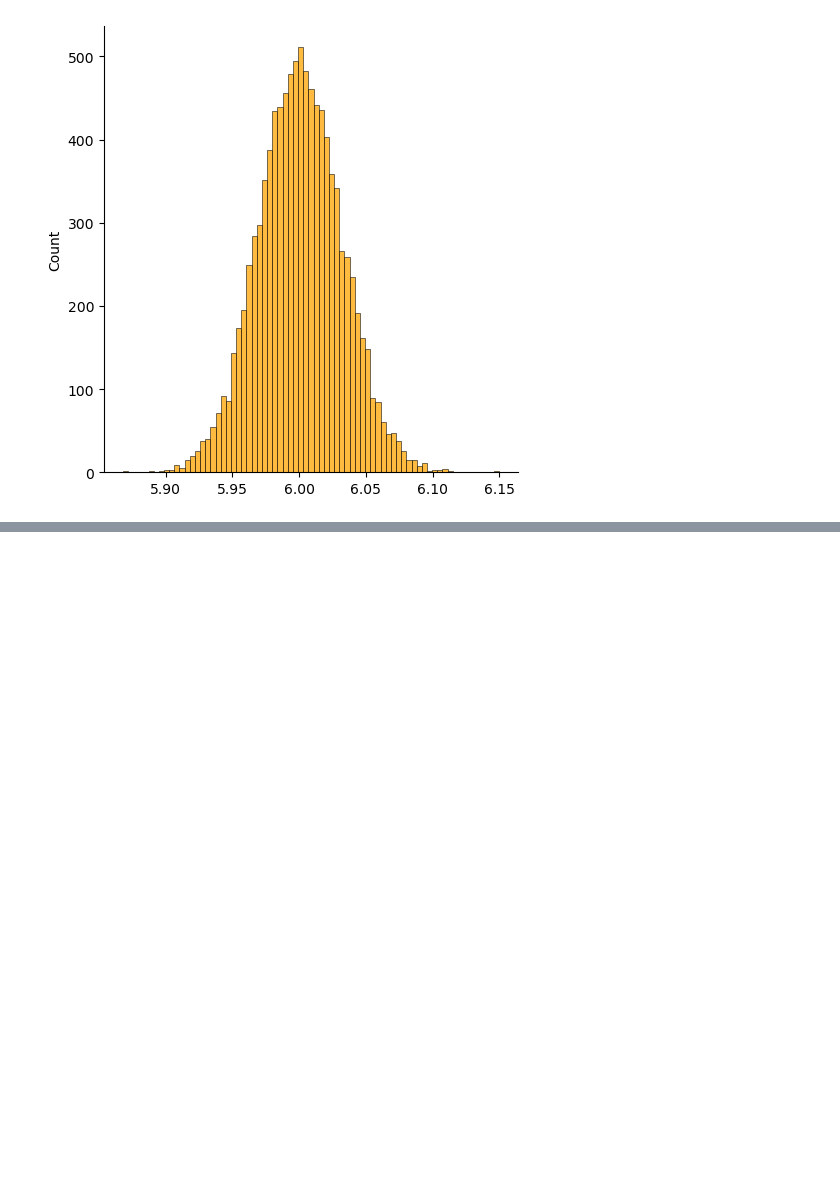
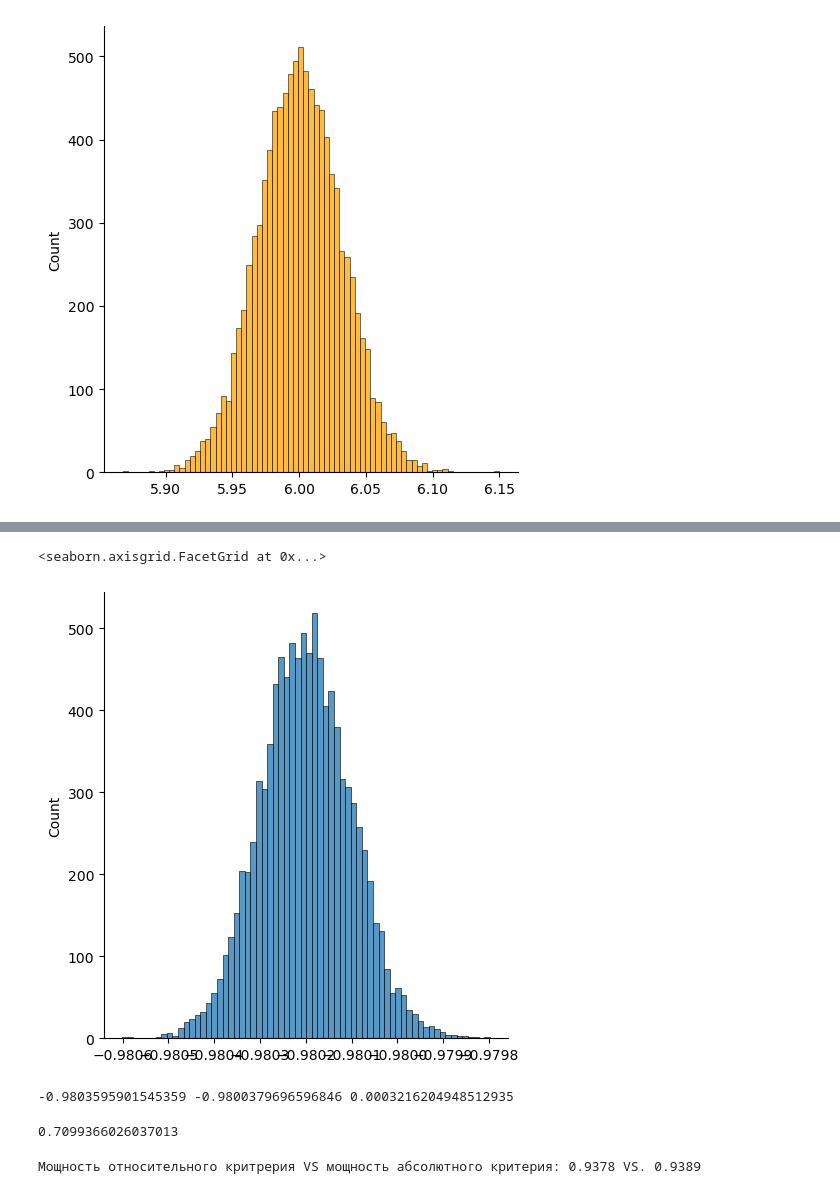
Before and after one commit to nefomichev/experiment-lab, a Jupyter notebook: ipynb/t_test/relative_ttest.ipynb, the cells around one changed output, grey strips where cells are left out. Cells and saved outputs as stored; diff of their text form; code cells hidden in the pictures; blank space fills up the shorter version.

```diff
--- a/ipynb/t_test/relative_ttest.ipynb
+++ b/ipynb/t_test/relative_ttest.ipynb
@@ -96,0 +124,14 @@ False Positive Rate for T-test = 0.0508, with CI (0.04666599590665271, 0.0552789
+# %%
+sns.displot(relative_mean_distr)
+# %% [output]
+<seaborn.axisgrid.FacetGrid at 0x...>
+[figure, added]
+# %%
+t_l, t_r = np.percentile(relative_mean_distr, [5, 95])
+print(t_l, t_r, t_r-t_l)
+# %% [output]
+-0.9803595901545359 -0.9800379696596846 0.0003216204948512935
+# %%
+(t_r-t_l) / (f_r - f_l)
+# %% [output]
+0.7099366026037013
@@ -96,0 +176,22 @@ False Positive Rate for T-test = 0.0508, with CI (0.04666599590665271, 0.0552789
+# %%
+absolute_power_cnt = 0
+relative_power_cnt = 0
+
+# 4. Цикл проверки.
+NN = 10000
+for i in tqdm_notebook(range(NN)):
+    X = sps.expon(1).rvs(N)
+    Y = sps.expon(1).rvs(N) * 1.025
+
+    _, _, _, rel_left_bound, rel_right_bound = relative_ttest(X, Y)
+    _, _, _, abs_left_bound, abs_right_bound = absolute_ttest(X, Y)
+
+    if rel_left_bound > 0:
+        relative_power_cnt += 1
+
+    if abs_left_bound > 0:
+        absolute_power_cnt += 1
+
+print(f"Мощность относительного критрерия VS мощность абсолютного критерия: {relative_power_cnt / N} VS. {absolute_power_cnt /N}")
+# %% [output]
+Мощность относительного критрерия VS мощность абсолютного критерия: 0.9378 VS. 0.9389
```
Also changed, not shown: parts of 6 cells of this notebook.
